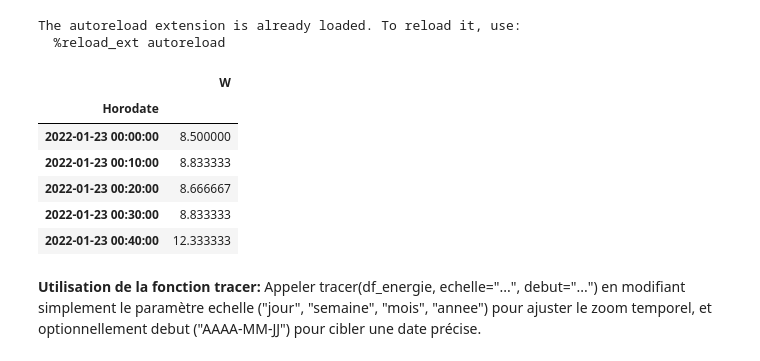
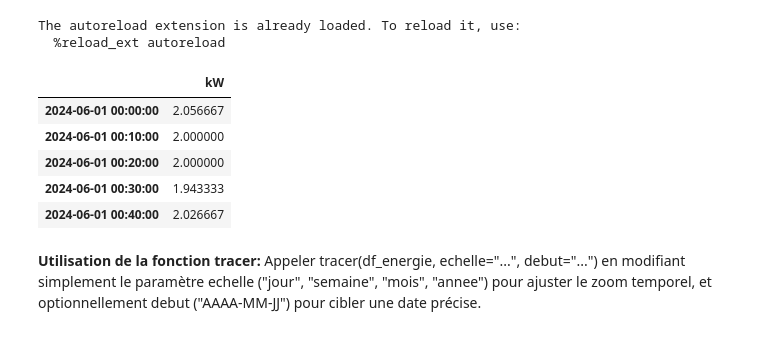
Before and after one commit to Martinks28/Hackaton-Analyse-courbe-de-charge, a Jupyter notebook: affichage des courbes de charge.ipynb, the cells around one changed output. Saved outputs shown, nothing was run; the diff lists cells and outputs as text; code cells hidden in the pictures.

```diff
--- a/affichage des courbes de charge.ipynb
+++ b/affichage des courbes de charge.ipynb
@@ -12,35 +12,34 @@ The autoreload extension is already loaded. To reload it, use:
 # %%
 # Chargement des données
 Argile = "Courbes de charge Mines/Argile.xlsx"
 Basalte = "Courbes de charge Mines/Basalte.xlsx"
 Charbon = "Courbes de charge Mines/Charbon.xlsx"
 Diamant = "Courbes de charge Mines/Diamant.xlsx"
 Emeraude = "Courbes de charge Mines/Emeraude.xlsx"
 Filon = "Courbes de charge Mines/Filon.xlsx"
 Granite = "Courbes de charge Mines/Granite.xlsx"
 Houille = "Courbes de charge Mines/Houille.xlsx"
 Ivoire = "Courbes de charge Mines/Ivoire.xlsx"
 Jade = "Courbes de charge Mines/Jade.xlsx"
 Kiwi = "Courbes de charge Mines/Kiwi.xlsx"
 Lave = "Courbes de charge Mines/Lave.xlsx"
 
-dataset_name = Argile #à modifier avec celui qu'on veut afficher
+dataset_name = Houille #à modifier avec celui qu'on veut afficher
 
 df = charger(dataset_name)
 
 if not(dataset_name == Argile or dataset_name == Basalte or dataset_name == Charbon or dataset_name == Emeraude):
     df=df*1000
 
 # Affichage rapide pour vérifier
 display(df.head())
 # %% [output]
-|  | W |
-| Horodate |  |
-| 2022-01-23 00:00:00 | 8.500000 |
-| 2022-01-23 00:10:00 | 8.833333 |
-| 2022-01-23 00:20:00 | 8.666667 |
-| 2022-01-23 00:30:00 | 8.833333 |
-| 2022-01-23 00:40:00 | 12.333333 |
+|  | kW |
+| 2024-06-01 00:00:00 | 2.056667 |
+| 2024-06-01 00:10:00 | 2.000000 |
+| 2024-06-01 00:20:00 | 2.000000 |
+| 2024-06-01 00:30:00 | 1.943333 |
+| 2024-06-01 00:40:00 | 2.026667 |
 # %% [markdown]
 **Utilisation de la fonction tracer:**
 Appeler tracer(df_energie, echelle="...", debut="...") en modifiant simplement le paramètre echelle ("jour", "semaine", "mois", "annee") pour ajuster le zoom temporel, et optionnellement debut ("AAAA-MM-JJ") pour cibler une date précise.
```
Also changed, not shown: parts of 1 cell of this notebook, 1 other file.
